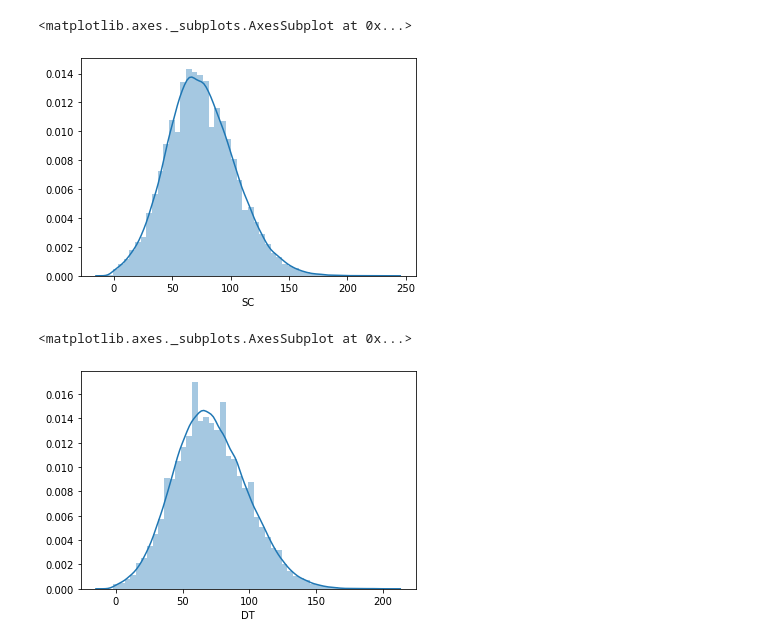
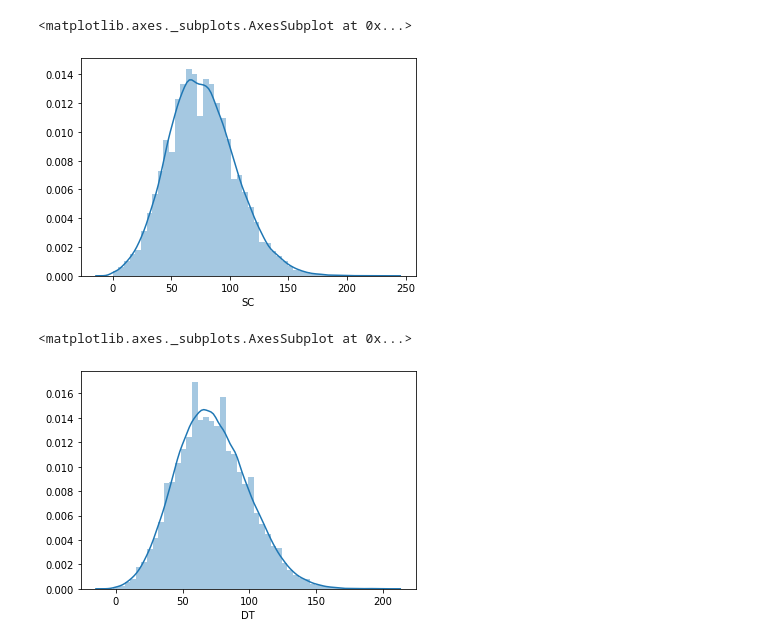
Before and after one commit to mark-richards/afl-eda, a Jupyter notebook: fanfooty-afl-eda.ipynb, the cells around one changed output. Saved outputs shown, nothing was run; the diff lists cells and outputs as text; code cells hidden in the pictures.

```diff
--- a/fanfooty-afl-eda.ipynb
+++ b/fanfooty-afl-eda.ipynb
@@ -7,6 +7,7 @@ from scipy import stats
 pd.set_option('display.max_columns', 999)
 # %%
 df_fanfooty_player_raw = pd.read_csv(r'inputs/fanfooty_raw.csv', low_memory=False)
+df_fanfooty_player_raw['Full Name'] = df_fanfooty_player_raw['First Name'] + " " + df_fanfooty_player_raw['Surname']
 df_fanfooty_player_raw.tail(3)
 # %% [output]
 |  | Fanfooty Match ID | Round | Year | Player ID | First Name | Surname | Team | null | DT | ... |
@@ -59,0 +17,17 @@ memory usage: 31.8+ MB
+# %%
+# Identify when a player is injured
+injured_tags = [
+    'sore',
+    'injured',
+    'longterminjured',
+    'concussed',
+    'heart'
+]
+
+def get_injured_status(row):
+    if (row['Tag'] in injured_tags or row['Tag 2'] in injured_tags) and row['SC'] < 80:
+        return True
+    else:
+        return False
+
+df_fanfooty_player_raw['Injured'] = df_fanfooty_player_raw.apply(lambda row: get_injured_status(row), axis=1)
@@ -60,13 +48,13 @@ memory usage: 31.8+ MB
 # %%
 wanted_columns = [
-    'Fanfooty Match ID', 'Round', 'Year', 'Player ID', 'First Name',
-    'Surname', 'Team', 'DT', 'SC', 'Kicks', 'Handballs', 'Marks',
+    'Fanfooty Match ID', 'Round', 'Year', 'Player ID', 'Full Name',
+    'Team', 'DT', 'SC', 'Kicks', 'Handballs', 'Marks',
     'Tackles', 'Hitouts', 'Frees for', 'Frees against', 'Goals',
     'Behinds', 'Tag', 'Tag Notes', 'Tag 2', 'Tag 2 Notes', 'Position',
     'Jumper Number', 'Contested Possessions', 'Clearances', 'Clangers',
-    'Disposal efficiency', 'Time on ground'
+    'Disposal efficiency', 'Time on ground', 'Injured'
 ]
-df_fanfooty_player_clean = df_fanfooty_player_raw.loc[:, wanted_columns]
+df_fanfooty_player_clean = df_fanfooty_player_raw.loc[df_fanfooty_player_raw['Injured'] == False, wanted_columns]
 df_fanfooty_player_clean = df_fanfooty_player_clean.dropna(subset=['SC'])
-df_fanfooty_player_clean.tail(3)
+df_fanfooty_player_clean
 # %% [output]
@@ -77,11 +74,11 @@ df_fanfooty_player_clean.tail(3)
 # %%
-sns.distplot(df_fanfooty_player_clean['SC'])
+display(sns.distplot(df_fanfooty_player_clean['SC']))
 # %% [output]
 <matplotlib.axes._subplots.AxesSubplot at 0x...>
-[figure, old version]
+[figure, new version]
 # %%
-sns.distplot(df_fanfooty_player_clean['DT'])
+display(sns.distplot(df_fanfooty_player_clean['DT']))
 # %% [output]
 <matplotlib.axes._subplots.AxesSubplot at 0x...>
-[figure, old version]
+[figure, new version]
 # %%
```
Also changed, not shown: parts of 15 cells of this notebook, 7 other files.
